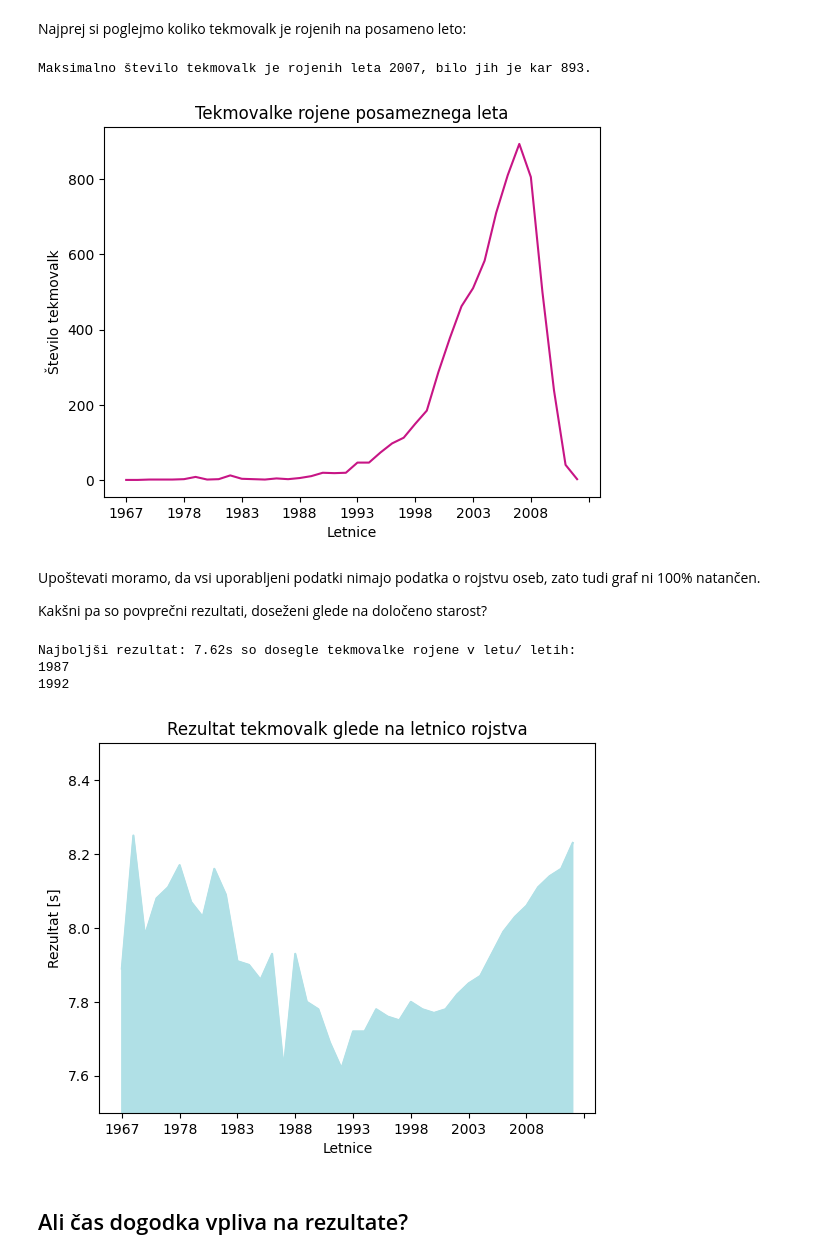
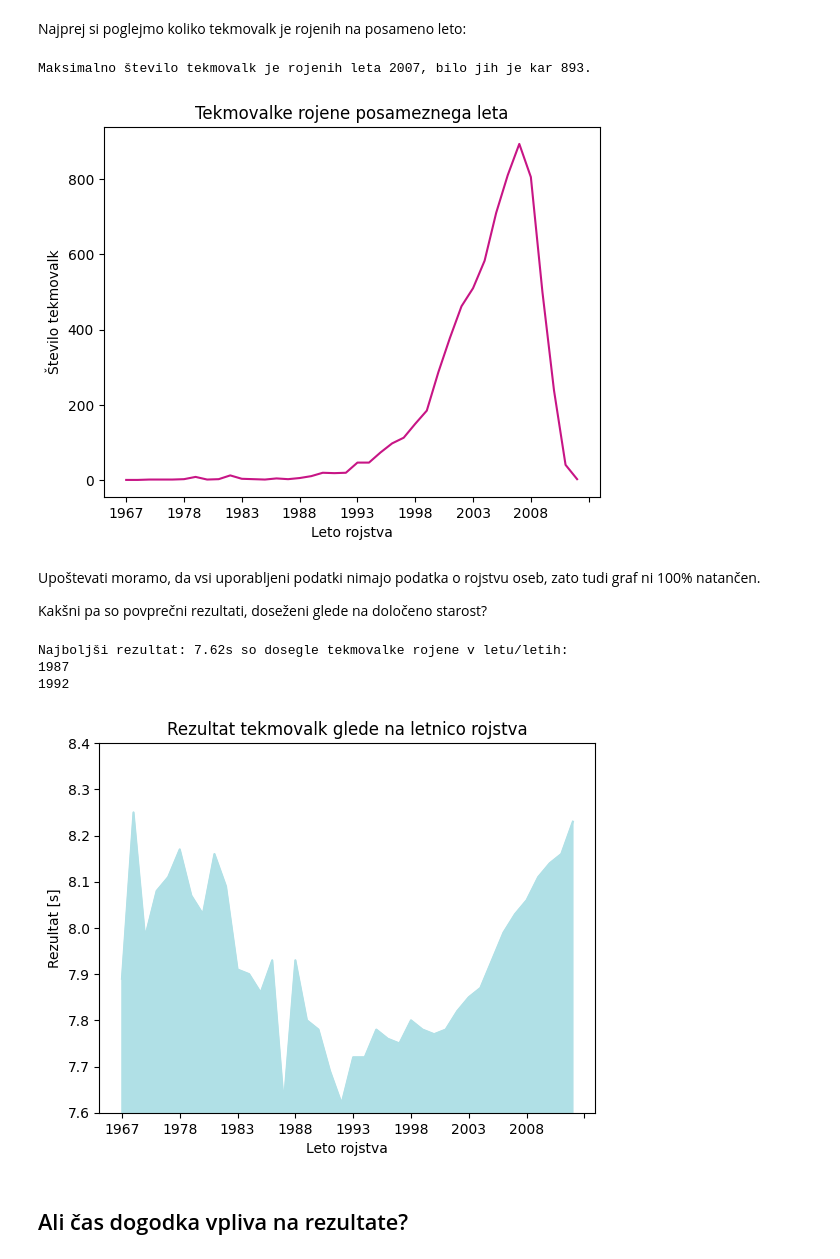
Before and after one commit to sarapolajnar/Projektna-naloga-UVP, a Jupyter notebook: analiza.ipynb, the cells around one changed output. Drawn from its saved outputs; the diff is of its cells as text; code cells hidden in the pictures.

```diff
--- a/analiza.ipynb
+++ b/analiza.ipynb
@@ -146,7 +146,7 @@ for oznaka in oznake:
 # %% [markdown]
 Najprej si poglejmo koliko tekmovalk je rojenih na posameno leto:
 # %%
-def izlusci_leto(datum):                            #datumi so podani v oblikah: %d %m %y, '', %y
+def izlusci_leto(datum):                            #datumi so podani v oblikah: %d %m %y/ ''/ %y
     letnice = []                                    #zato naredimo seznam letnic glede na posebnosti
     for dat in datum:
         niz_dat = str(dat)
@@ -159,43 +159,42 @@ def izlusci_leto(datum):                            #datumi so podani v oblikah:
             letnice.append(None)
     return letnice
 
-leta = pd.DataFrame(izlusci_leto(tabela_podatkov['datum rojstva']), columns=['Leto'])       #vsa leta zapise v tabelo
-st_tekmovalk_na_leto = leta['Leto'].value_counts().sort_index()                             #kolikokrat se posamezno leto pojavi
+tabela_podatkov['leto'] = izlusci_leto(tabela_podatkov['datum rojstva'])            #definiramo stolpec letnic
+st_tekmovalk_na_leto = tabela_podatkov['leto'].value_counts().sort_index()          #razvrsca po letnicah
 
 st_tekmovalk_na_leto.plot(kind='line', color='MediumVioletRed')
 plt.title('Tekmovalke rojene posameznega leta')
-plt.xlabel('Letnice')
+plt.xlabel('Leto rojstva')
 plt.ylabel('Število tekmovalk')
 
 print(f'Maksimalno število tekmovalk je rojenih leta {st_tekmovalk_na_leto.idxmax()}, bilo jih je kar {st_tekmovalk_na_leto.max()}.')
 # %% [output]
 Maksimalno število tekmovalk je rojenih leta 2007, bilo jih je kar 893.
-[figure, old version]
+[figure, new version]
 # %% [markdown]
 Upoštevati moramo, da vsi uporabljeni podatki nimajo podatka o rojstvu oseb, zato tudi graf ni 100% natančen.
 
 Kakšni pa so povprečni rezultati, doseženi glede na določeno starost?
 # %%
-tabela_podatkov['Leto'] = leta                  #shranimo v novo spremenljivko, za lazjo obdelavo
-rezultat_na_leto = round(tabela_podatkov.groupby('Leto')['rezultat [s]'].mean(), 2)    #grupiramo po letih in izracunamo povpr. rezultat
+rezultat_na_leto = round(tabela_podatkov.groupby('leto')['rezultat [s]'].mean(), 2)    #grupiramo po letih in izracunamo povpr. rezultat
 
 najboljsi_rezultat = rezultat_na_leto.min()
 najboljsa_letnica = rezultat_na_leto[rezultat_na_leto == najboljsi_rezultat].index.to_list()    #ker 2 letnici dosezeta isti rezultat
 
 rezultat_na_leto.plot(kind='area', color='PowderBlue')
 plt.title('Rezultat tekmovalk glede na letnico rojstva')
-plt.xlabel('Letnice')
+plt.xlabel('Leto rojstva')
 plt.ylabel('Rezultat [s]')
-plt.ylim(7.5, 8.5)
+plt.ylim(7.6, 8.4)
 
-print(f'Najboljši rezultat: {najboljsi_rezultat}s so dosegle tekmovalke rojene v letu/ letih:')
+print(f'Najboljši rezultat: {najboljsi_rezultat}s so dosegle tekmovalke rojene v letu/letih:')
 for leto in najboljsa_letnica:
     print(leto)
 # %% [output]
-Najboljši rezultat: 7.62s so dosegle tekmovalke rojene v letu/ letih:
+Najboljši rezultat: 7.62s so dosegle tekmovalke rojene v letu/letih:
 1987
 1992
-[figure, old version]
+[figure, new version]
 # %% [markdown]
 ## Ali čas dogodka vpliva na rezultate?
 # %%
```
Also changed, not shown: parts of 5 cells of this notebook.
